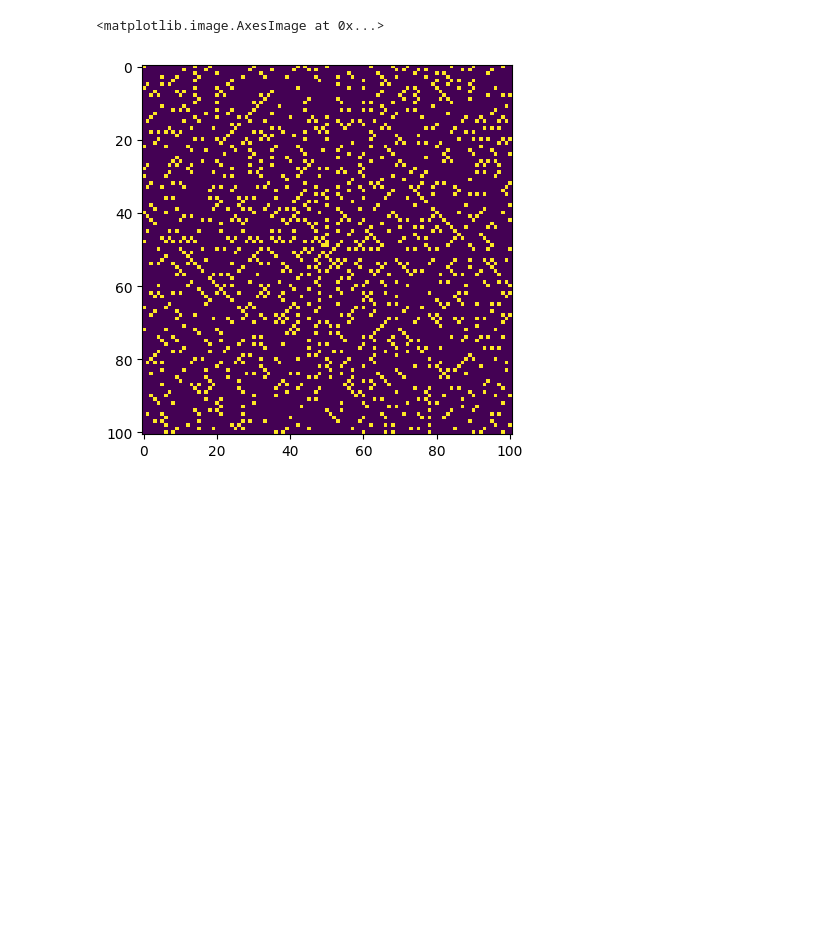
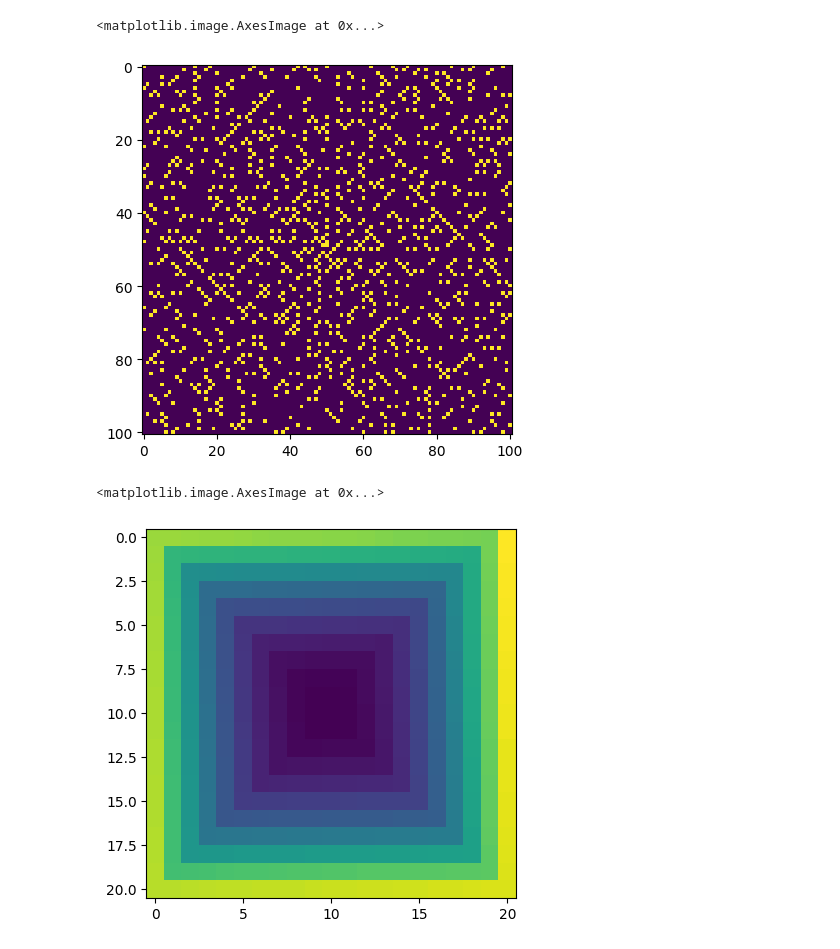
Before and after one commit to nie0056/VVP-L2023-DU, a Jupyter notebook: 03_ukoly.ipynb, the cells around one changed output. Drawn from its saved outputs; the diff is of its cells as text; code cells hidden in the pictures; blank space fills up the shorter version.

```diff
--- a/03_ukoly.ipynb
+++ b/03_ukoly.ipynb
@@ -334,3 +334,81 @@ plt.imshow(np.vectorize(lambda i: all(generator_modulo(i)))(integer_spiral_numpy
 # %% [output]
 <matplotlib.image.AxesImage at 0x...>
 [figure]
+# %%
+def prvocisla(n: int) -> list:
+
+    l = []
+
+    p = 2
+
+    while len(l) < n:
+
+        found = True
+
+        for i in range(2, int(p/2) + 1):
+
+            if p % i == 0:
+
+                found = False
+
+                break
+
+        if found:
+
+            l.append(p)
+
+        p += 1
+
+    return l
+
+def prime_spiral_numpy(n):
+
+    if n == 1:
+
+        return np.full((n, n), 2, dtype=int)
+
+    else:
+
+        primes = np.array(prvocisla(n**2), dtype=int)
+
+        n_layers = (n - 1)//2
+
+        mat = np.zeros((n + 1, n + 1), dtype=int)
+
+        mat[n//2 + 1, n//2 + 1] = primes[0]
+
+        row_idx = n//2 + 1 - 1
+        col_idx = n//2 + 1
+
+        nums_processed = 1
+
+        for i in range(1, n_layers + 1):
+
+            slice_len = 2*i
+
+            num_idx = nums_processed
+            mat[row_idx, col_idx:col_idx - slice_len:-1] = primes[num_idx:num_idx + slice_len:]
+            nums_processed += slice_len
+
+            num_idx = nums_processed
+            mat[row_idx + 1:row_idx + 1 + slice_len:, col_idx - slice_len + 1] = primes[num_idx:num_idx + slice_len:]
+            nums_processed += slice_len
+
+            num_idx = nums_processed
+            mat[row_idx + slice_len, col_idx - slice_len + 2:col_idx + 2:] = primes[num_idx:num_idx + slice_len:]
+            nums_processed += slice_len
+
+            num_idx = nums_processed
+            mat[row_idx + slice_len - 1:row_idx - 1:-1, col_idx + 1] = primes[num_idx:num_idx + slice_len:]
+            nums_processed += slice_len
+
+            row_idx -= 1
+            col_idx += 1
+
+        return mat[1::, 1::]
+
+plt.figure()
+plt.imshow(prime_spiral_numpy(21))
+# %% [output]
+<matplotlib.image.AxesImage at 0x...>
+[figure, added]
```
Also changed, not shown: parts of 3 cells of this notebook.
